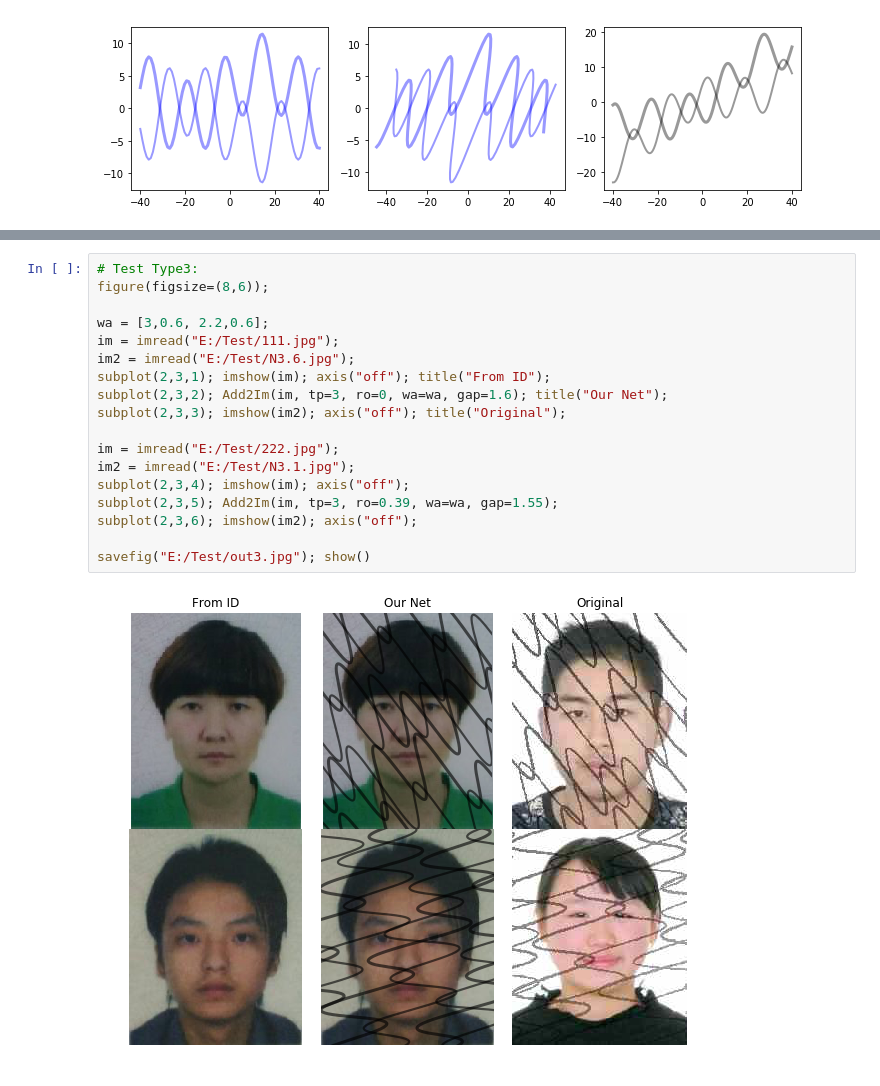
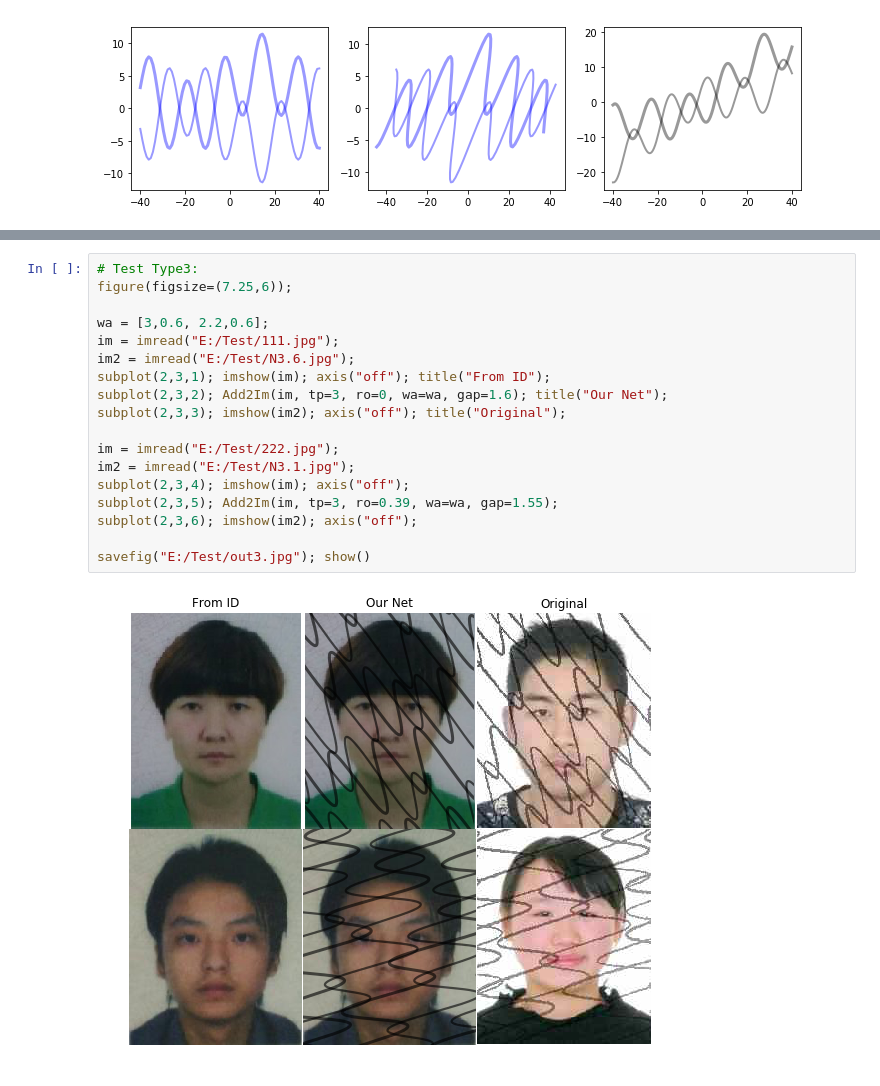
Before and after one commit to bholdmanny/GAN_Mesh, a Jupyter notebook: Curves.ipynb, the cells around one changed output, grey strips where cells are left out. Saved outputs shown, nothing was run; the diff lists cells and outputs as text.

```diff
--- a/Curves.ipynb
+++ b/Curves.ipynb
@@ -256,22 +258,22 @@ savefig("E:/Test/out2.jpg"); show()
 # %%
 # Test Type3:
-figure(figsize=(8,6));
+figure(figsize=(7.25,6));
 
 wa = [3,0.6, 2.2,0.6];
 im = imread("E:/Test/111.jpg");
 im2 = imread("E:/Test/N3.6.jpg");
 subplot(2,3,1); imshow(im); axis("off"); title("From ID");
 subplot(2,3,2); Add2Im(im, tp=3, ro=0, wa=wa, gap=1.6); title("Our Net");
 subplot(2,3,3); imshow(im2); axis("off"); title("Original");
 
 im = imread("E:/Test/222.jpg");
 im2 = imread("E:/Test/N3.1.jpg");
 subplot(2,3,4); imshow(im); axis("off");
 subplot(2,3,5); Add2Im(im, tp=3, ro=0.39, wa=wa, gap=1.55);
 subplot(2,3,6); imshow(im2); axis("off");
 
 savefig("E:/Test/out3.jpg"); show()
 # %% [output]
-[figure, old version]
+[figure, new version]
 # %%
 # Test Type4:
```
Also changed, not shown: parts of 7 cells of this notebook, 1 other file.
